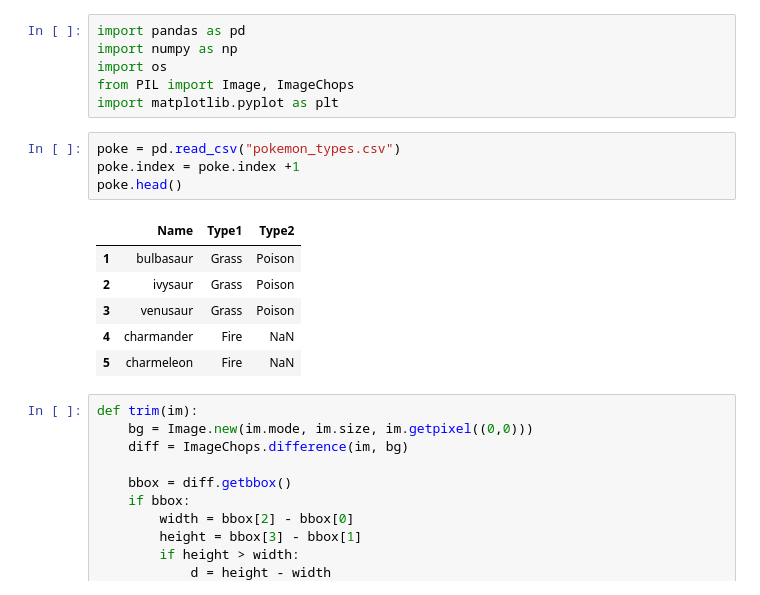
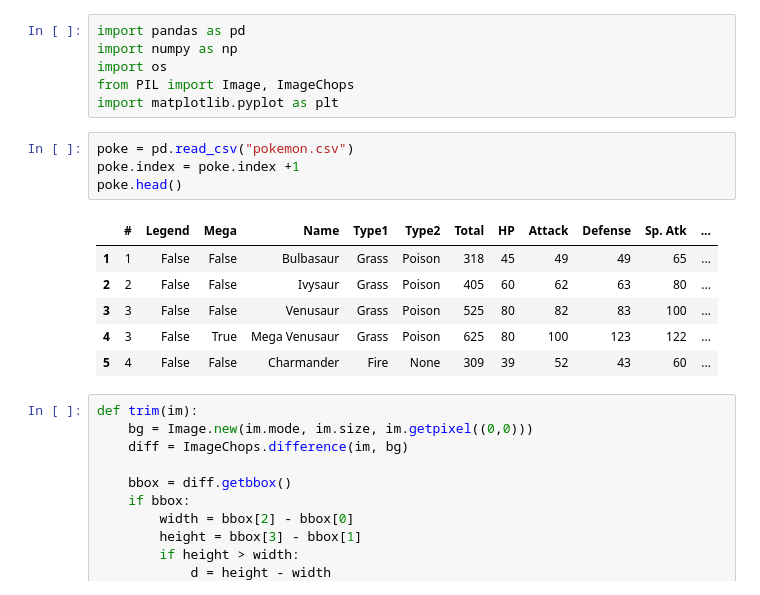
Before and after one commit to jis216/pokeGAN, a Jupyter notebook: data/pokemon/Preprocessing.ipynb, the cells around one changed output. Drawn from its saved outputs; the diff is of its cells as text.

```diff
--- a/data/pokemon/Preprocessing.ipynb
+++ b/data/pokemon/Preprocessing.ipynb
@@ -5,16 +5,16 @@ import os
 from PIL import Image, ImageChops
 import matplotlib.pyplot as plt
 # %%
-poke = pd.read_csv("pokemon_types.csv")
+poke = pd.read_csv("pokemon.csv")
 poke.index = poke.index +1
 poke.head()
 # %% [output]
-|  | Name | Type1 | Type2 |
-| 1 | bulbasaur | Grass | Poison |
-| 2 | ivysaur | Grass | Poison |
-| 3 | venusaur | Grass | Poison |
-| 4 | charmander | Fire | NaN |
-| 5 | charmeleon | Fire | NaN |
+|  | # | Legend | Mega | Name | Type1 | Type2 | Total | HP | Attack | Defense | Sp. Atk | ... |
+| 1 | 1 | False | False | Bulbasaur | Grass | Poison | 318 | 45 | 49 | 49 | 65 | ... |
+| 2 | 2 | False | False | Ivysaur | Grass | Poison | 405 | 60 | 62 | 63 | 80 | ... |
+| 3 | 3 | False | False | Venusaur | Grass | Poison | 525 | 80 | 82 | 83 | 100 | ... |
+| 4 | 3 | False | True | Mega Venusaur | Grass | Poison | 625 | 80 | 100 | 123 | 122 | ... |
+| 5 | 4 | False | False | Charmander | Fire | None | 309 | 39 | 52 | 43 | 60 | ... |
 # %%
 def trim(im):
     bg = Image.new(im.mode, im.size, im.getpixel((0,0)))
```
Also changed, not shown: parts of 3 cells of this notebook, 6 other files.
